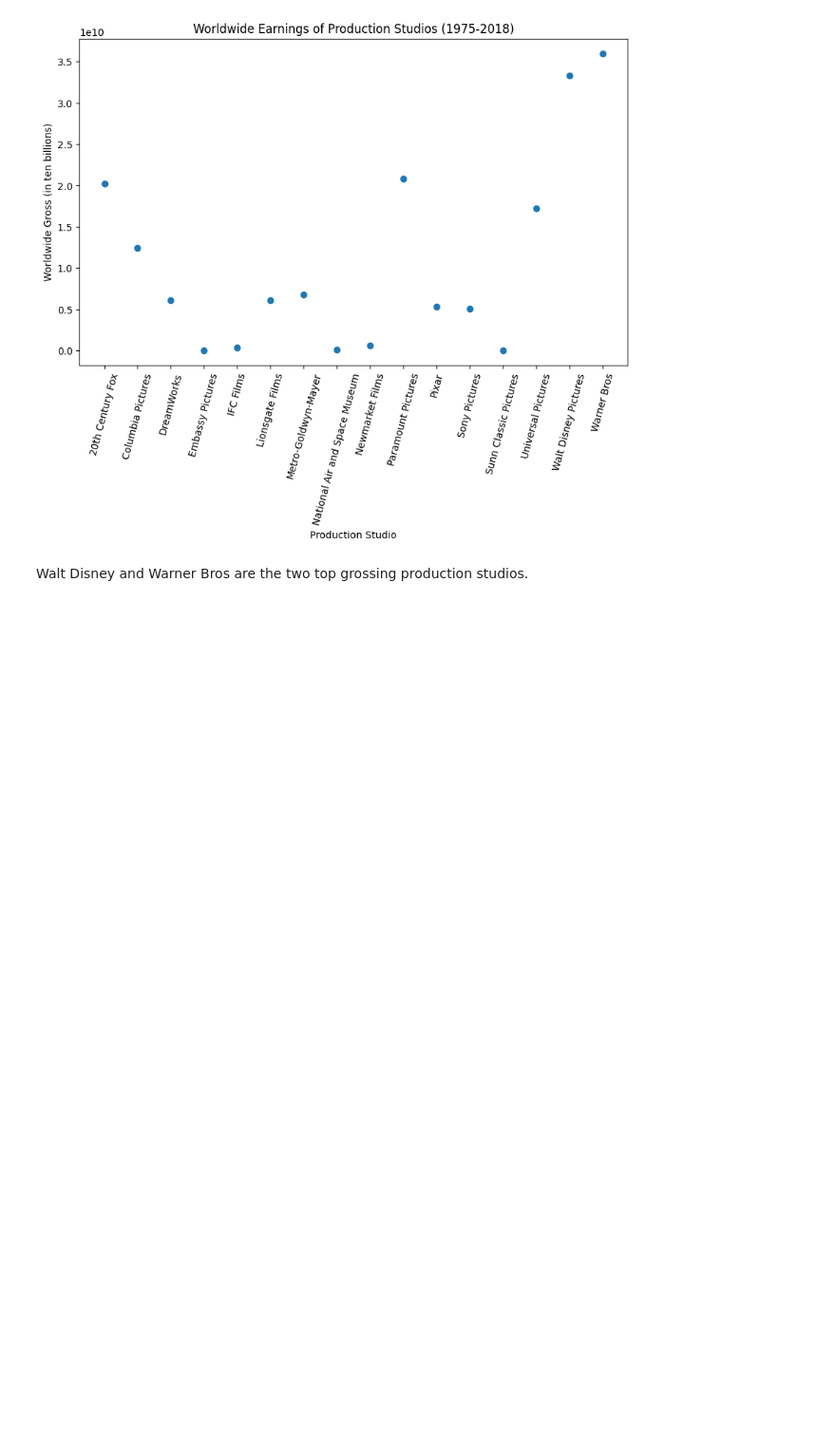
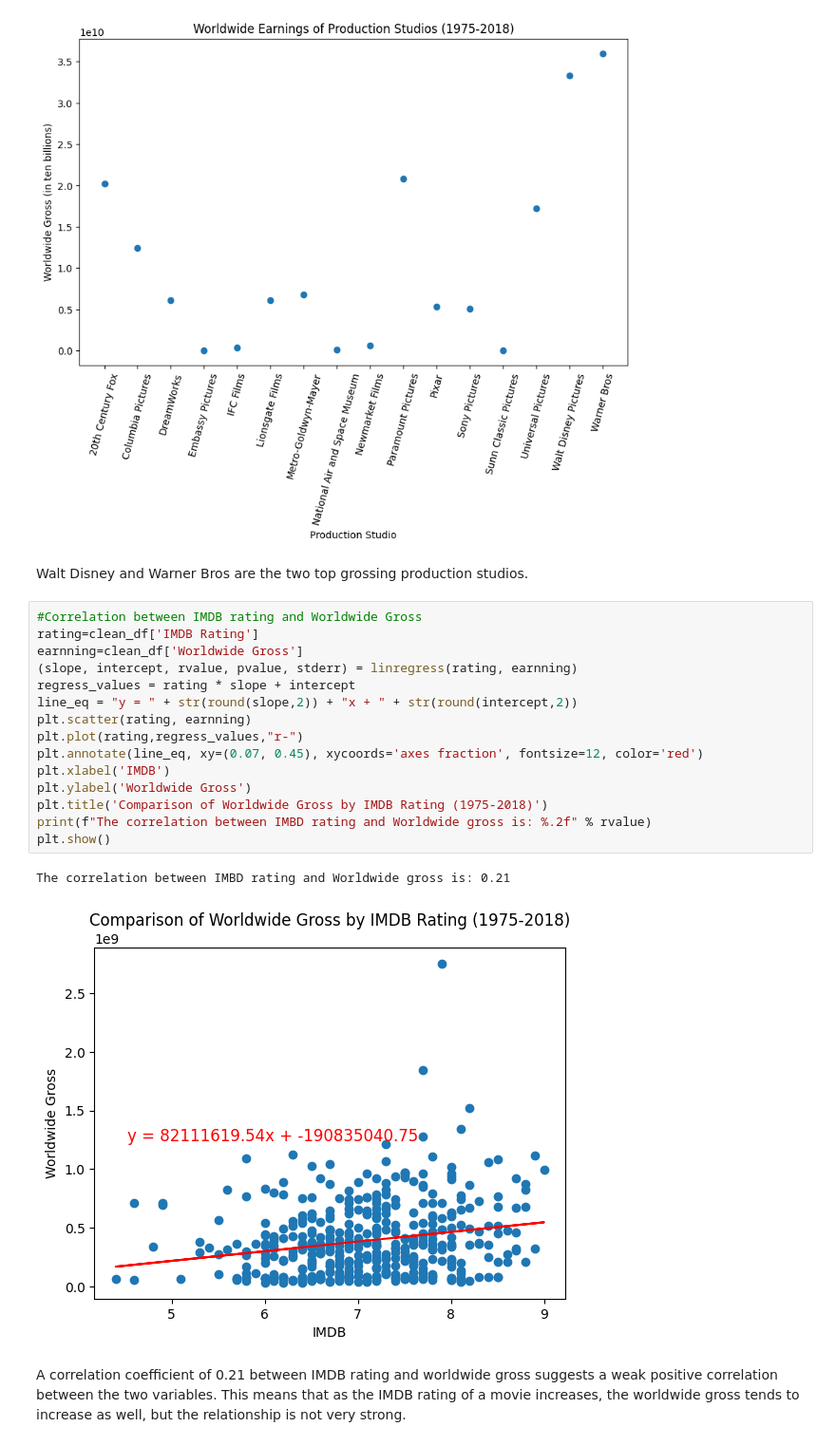
Before and after one commit to vmueller13/Worldwide-Earnings-of-Top-Movies-1975-2018, a Jupyter notebook: Movie_project_py.ipynb, the cells around one changed output. Shown at 95% size. Cells and saved outputs as stored; diff of their text form; blank space fills up the shorter version.

Commit message:
Update movies and delete practice notebook

```diff
--- a/Movie_project_py.ipynb
+++ b/Movie_project_py.ipynb
@@ -477,3 +479,23 @@ Text(0.5, 1.0, 'Worldwide Earnings of Production Studios (1975-2018)')
 [figure]
 # %% [markdown]
 Walt Disney and Warner Bros are the two top grossing production studios.
+# %%
+#Correlation between IMDB rating and Worldwide Gross
+rating=clean_df['IMDB Rating']
+earnning=clean_df['Worldwide Gross']
+(slope, intercept, rvalue, pvalue, stderr) = linregress(rating, earnning)
+regress_values = rating * slope + intercept
+line_eq = "y = " + str(round(slope,2)) + "x + " + str(round(intercept,2))
+plt.scatter(rating, earnning)
+plt.plot(rating,regress_values,"r-")
+plt.annotate(line_eq, xy=(0.07, 0.45), xycoords='axes fraction', fontsize=12, color='red')
+plt.xlabel('IMDB')
+plt.ylabel('Worldwide Gross')
+plt.title('Comparison of Worldwide Gross by IMDB Rating (1975-2018)')
+print(f"The correlation between IMBD rating and Worldwide gross is: %.2f" % rvalue)
+plt.show()
+# %% [output]
+The correlation between IMBD rating and Worldwide gross is: 0.21
+[figure, added]
+# %% [markdown]
+A correlation coefficient of 0.21 between IMDB rating and worldwide gross suggests a weak positive correlation between the two variables. This means that as the IMDB rating of a movie increases, the worldwide gross tends to increase as well, but the relationship is not very strong.
```
Also changed, not shown: parts of 3 cells of this notebook, 1 other file.
